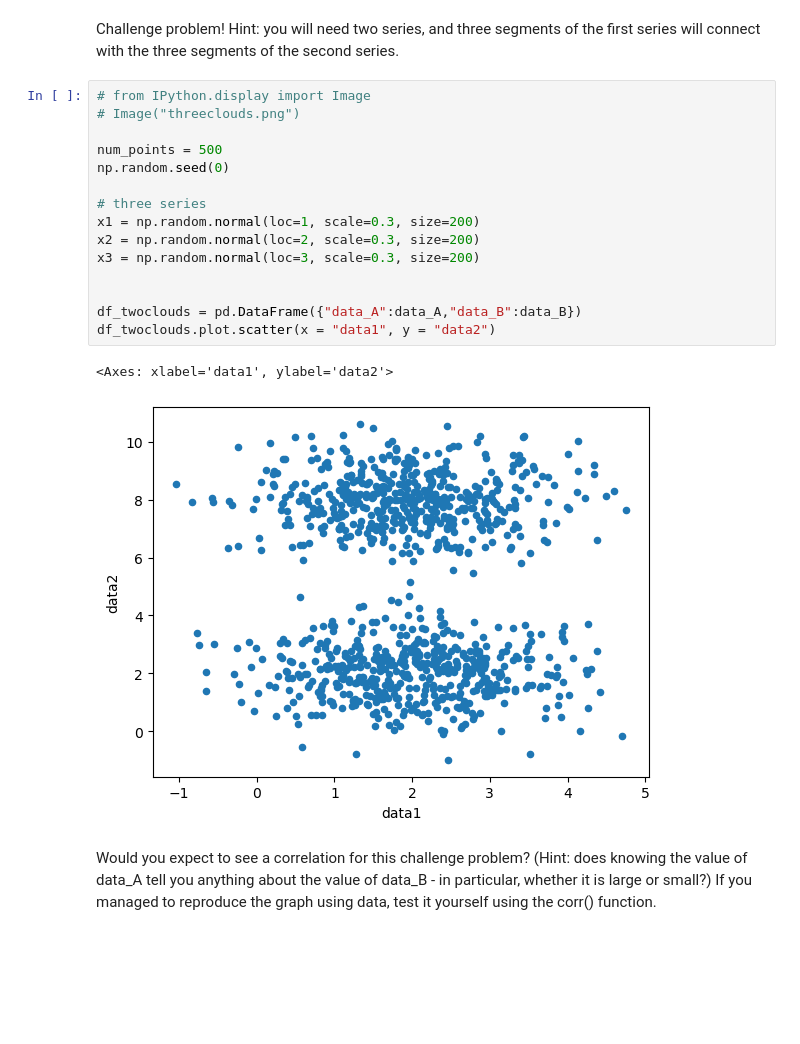
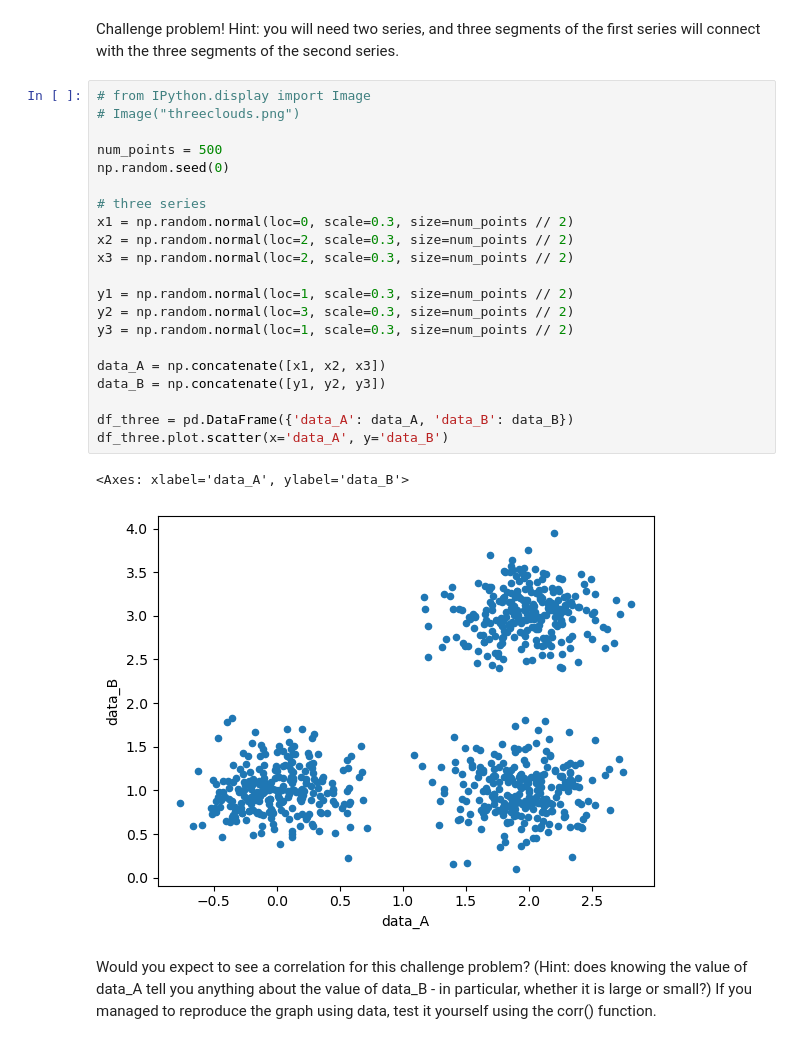
Before and after one commit to keshleem/dx699-summerai-homework5, a Jupyter notebook: Week5-concealed-answer.ipynb, the cells around one changed output. Cells and saved outputs as stored; diff of their text form; blank space fills up the shorter version.

```diff
--- a/Week5-concealed-answer.ipynb
+++ b/Week5-concealed-answer.ipynb
@@ -174,20 +174,26 @@ Challenge problem!  Hint: you will need two series, and three segments of the fi
 # %%
 # from IPython.display import Image
 # Image("threeclouds.png")
 
 num_points = 500
 np.random.seed(0)
 
 # three series
-x1 = np.random.normal(loc=1, scale=0.3, size=200)
-x2 = np.random.normal(loc=2, scale=0.3, size=200)
-x3 = np.random.normal(loc=3, scale=0.3, size=200)
+x1 = np.random.normal(loc=0, scale=0.3, size=num_points // 2)
+x2 = np.random.normal(loc=2, scale=0.3, size=num_points // 2)
+x3 = np.random.normal(loc=2, scale=0.3, size=num_points // 2)
 
+y1 = np.random.normal(loc=1, scale=0.3, size=num_points // 2)
+y2 = np.random.normal(loc=3, scale=0.3, size=num_points // 2)
+y3 = np.random.normal(loc=1, scale=0.3, size=num_points // 2)
 
-df_twoclouds = pd.DataFrame({"data_A":data_A,"data_B":data_B})
-df_twoclouds.plot.scatter(x = "data1", y = "data2")
+data_A = np.concatenate([x1, x2, x3])
+data_B = np.concatenate([y1, y2, y3])
+
+df_three = pd.DataFrame({'data_A': data_A, 'data_B': data_B})
+df_three.plot.scatter(x='data_A', y='data_B')
 # %% [output]
-<Axes: xlabel='data1', ylabel='data2'>
+<Axes: xlabel='data_A', ylabel='data_B'>
-[figure, old version]
+[figure, new version]
 # %% [markdown]
 Would you expect to see a correlation for this challenge problem?  (Hint: does knowing the value of data_A tell you anything about the value of data_B - in particular, whether it is large or small?)  If you managed to reproduce the graph using data, test it yourself using the corr() function.
```
Also changed, not shown: parts of 4 cells of this notebook.
